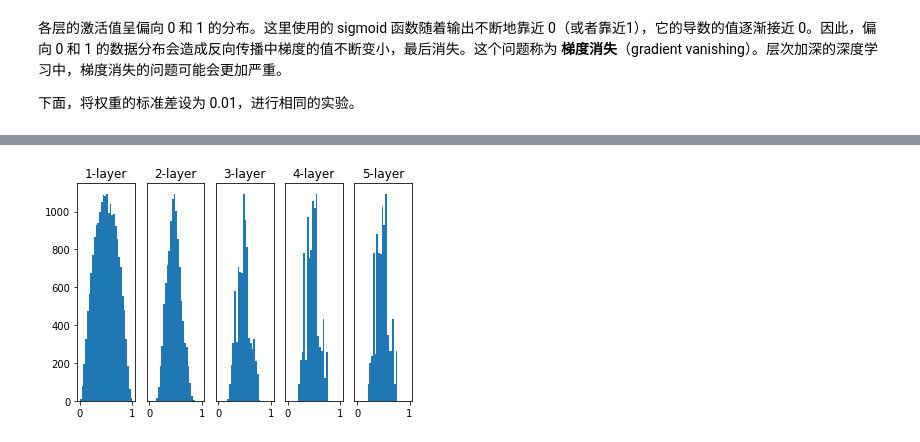
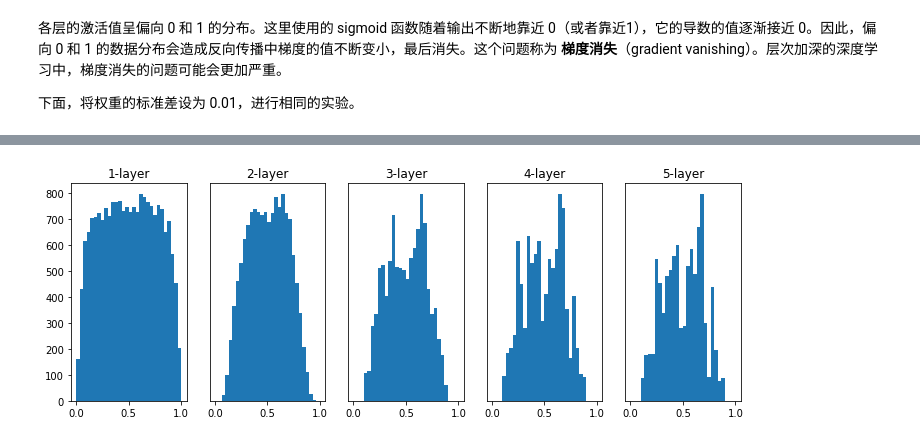
Before and after one commit to devonchenc/python-deep-learning, a Jupyter notebook: 12.Optimization_and_regularization.ipynb, the cells around one changed output, grey strips where cells are left out. Drawn from its saved outputs; the diff is of its cells as text; code cells hidden in the pictures.

```diff
--- a/12.Optimization_and_regularization.ipynb
+++ b/12.Optimization_and_regularization.ipynb
@@ -231,8 +231,6 @@ def tanh(x):
 def draw_output(w, activation_func=sigmoid):
     # 随机生成200个数据
     input_data = np.random.randn(200, 100)
-    # 各隐藏层的神经元数
-    node_num = 100
     # 5层隐藏层
     hidden_layer_size = 5
     activations = {}  # 用来保存激活值的结果
@@ -248,6 +246,7 @@ def draw_output(w, activation_func=sigmoid):
         activations[i] = activation_func(a)
 
     # 绘制直方图
+    plt.figure(figsize=(12, 4))
     for i, a in activations.items():
         plt.subplot(1, len(activations), i+1)
         plt.title(str(i+1) + "-layer")
@@ -279,6 +302,5 @@ draw_output(w)
 # %%
-w = np.random.randn(node_num, node_num) * np.sqrt(1.0 / node_num)
-# w = np.random.randn(node_num, node_num) * np.sqrt(2.0 / node_num)
+w = np.random.randn(node_num, node_num) * np.sqrt(2.0 / node_num)
 draw_output(w)
 # %% [output]
-[figure, old version]
+[figure, new version]
```
Also changed, not shown: parts of 11 cells of this notebook.
